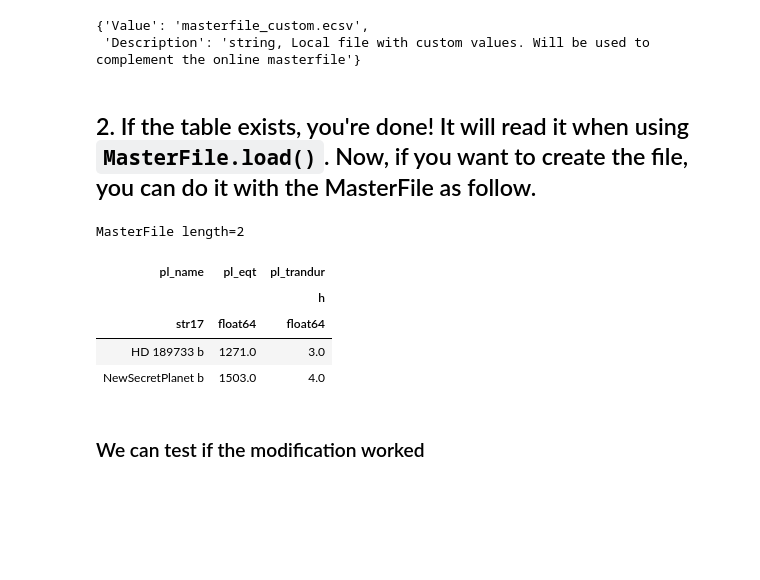
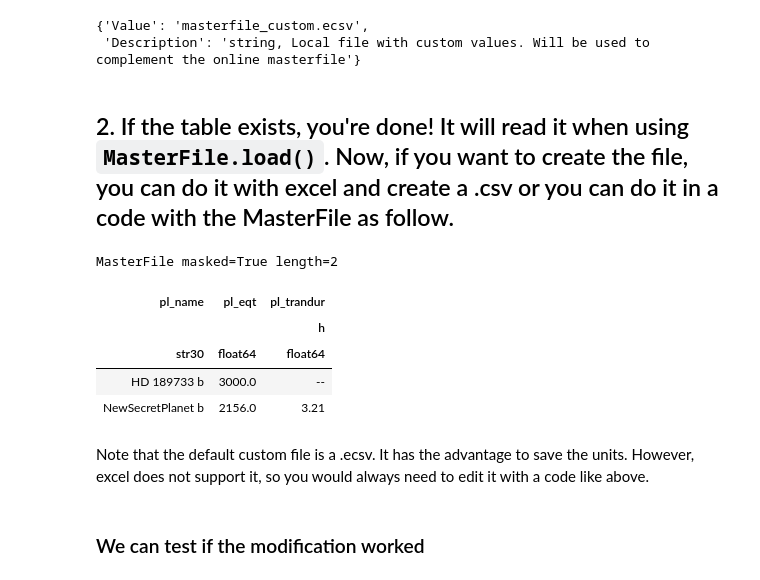
Before and after one commit to AntoineDarveau/exofile, a Jupyter notebook: Example.ipynb, the cells around one changed output. Drawn from its saved outputs; the diff is of its cells as text; code cells hidden in the pictures; blank space fills up the shorter version.

Commit message:
Better way to build a custom file from a code.

```diff
--- a/Example.ipynb
+++ b/Example.ipynb
@@ -109,20 +111,29 @@ Param.load()['custom_file']  # Show modification
 {'Value': 'masterfile_custom.ecsv',
  'Description': 'string, Local file with custom values. Will be used to complement the online masterfile'}
 # %% [markdown]
-## 2. If the table exists, you're done! It will read it when using `MasterFile.load()`. Now, if you want to create the file, you can do it with the MasterFile as follow.
+## 2. If the table exists, you're done! It will read it when using `MasterFile.load()`. Now, if you want to create the file, you can do it with excel and create a .csv or you can do it in a code with the MasterFile as follow.
-# %%
-# Define a table with your custom value
-from masterfile.table_custom import Column
-name = Column(['HD 189733 b', 'NewSecretPlanet b'],'pl_name')
-col1 = Column([1271., 1503.], 'pl_eqt')
-col2 = Column([3., 4.], 'pl_trandur', unit='h')
-custom = MasterFile([name,col1,col2])
-custom
-# %% [output]
-MasterFile length=2
-| pl_name | pl_eqt | pl_trandur |
-|  |  | h |
-| str17 | float64 | float64 |
-| HD 189733 b | 1271.0 | 3.0 |
-| NewSecretPlanet b | 1503.0 | 4.0 |
+# %%
+# Better to use masked column
+from masterfile.table_custom import MaskedColumn
+custom = MasterFile(masked=True)
+
+# Define columns
+custom.add_column(MaskedColumn(name='pl_name', dtype='U30'))
+custom.add_column(MaskedColumn(name='pl_eqt'))
+custom.add_column(MaskedColumn(name='pl_trandur', unit='h'))
+
+# Add custom values
+custom.add_row({'pl_name':'HD 189733 b', 'pl_eqt':3000.})
+custom.add_row({'pl_name':'NewSecretPlanet b', 'pl_trandur':3.21, 'pl_eqt':2156})
+
+# Re-mask the table since add_row deals weirdly with masks
+custom = MasterFile(custom, masked=True)
+custom
+# %% [output]
+MasterFile masked=True length=2
+| pl_name | pl_eqt | pl_trandur |
+|  |  | h |
+| str30 | float64 | float64 |
+| HD 189733 b | 3000.0 | -- |
+| NewSecretPlanet b | 2156.0 | 3.21 |
 # %%
@@ -130,4 +141,6 @@ MasterFile length=2
 custom.write_to_custom()
+# %% [markdown]
+Note that the default custom file is a .ecsv. It has the advantage to save the units. However, excel does not support it, so you would always need to edit it with a code like above.
 # %% [markdown]
 ### We can test if the modification worked
 # %%
```
Also changed, not shown: parts of 15 cells of this notebook.
